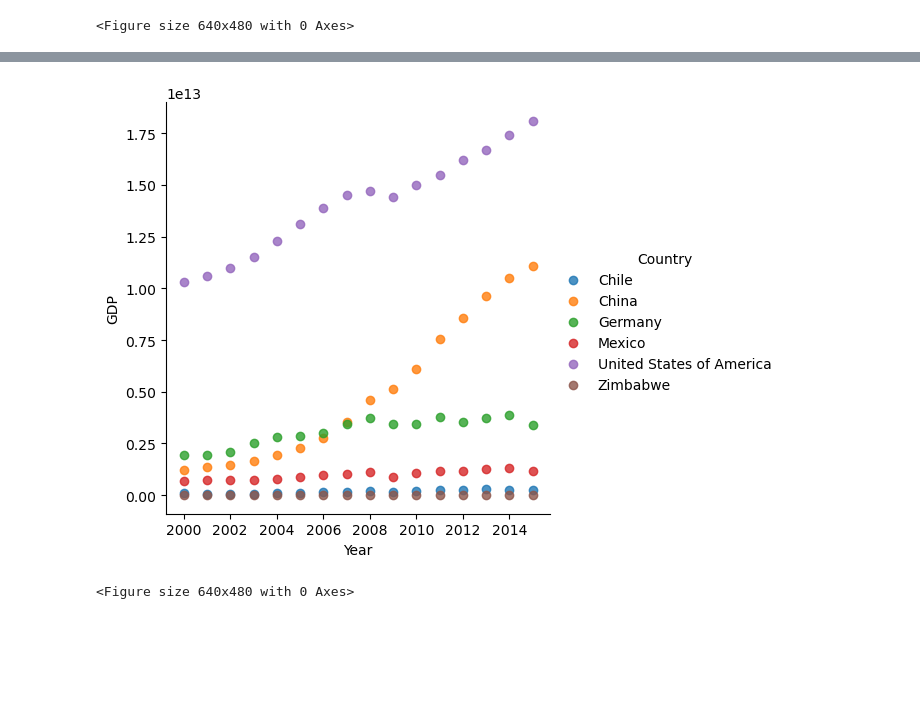
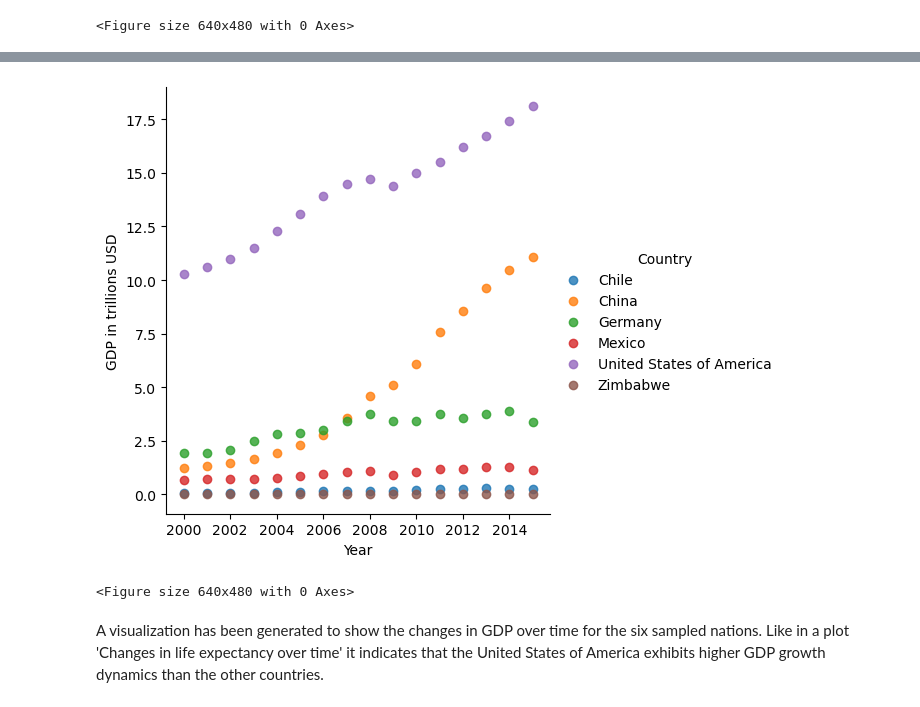
Before and after one commit to Annbpiu/Life_Expectancy_and_GDP_correlation, a Jupyter notebook: life_expectancy_gdp_research.ipynb, the cells around one changed output, grey strips where cells are left out. Cells and saved outputs as stored; diff of their text form; code cells hidden in the pictures; blank space fills up the shorter version.

```diff
--- a/life_expectancy_gdp_research.ipynb
+++ b/life_expectancy_gdp_research.ipynb
@@ -31,0 +111,3 @@ plt.clf()
+# %%
+z_scores = stats.zscore(all_data['Life expectancy at birth (years)'])
+all_data.insert(4, 'life_exp_z_scores', z_scores, True)
@@ -33,0 +160,3 @@ plt.clf()
+# %%
+GDP_trill = all_data['GDP'] / 1000000000000
+all_data.insert(4, 'GDP in trillions USD', GDP_trill, True)
@@ -34,7 +179,9 @@ plt.clf()
 # %%
-sns.lmplot(x = 'Year', y = 'GDP', data = all_data, fit_reg = False, hue = 'Country')
+sns.lmplot(x = 'Year', y = 'GDP in trillions USD', data = all_data, fit_reg = False, hue = 'Country')
 plt.show()
 plt.clf()
 # %% [output]
-[figure, old version]
+[figure, new version]
 <Figure size 640x480 with 0 Axes>
+# %% [markdown]
+A visualization has been generated to show the changes in GDP over time for the six sampled nations. Like in a plot 'Changes in life expectancy over time' it indicates that the United States of America exhibits higher GDP growth dynamics than the other countries.
```
Also changed, not shown: parts of 53 cells of this notebook.
